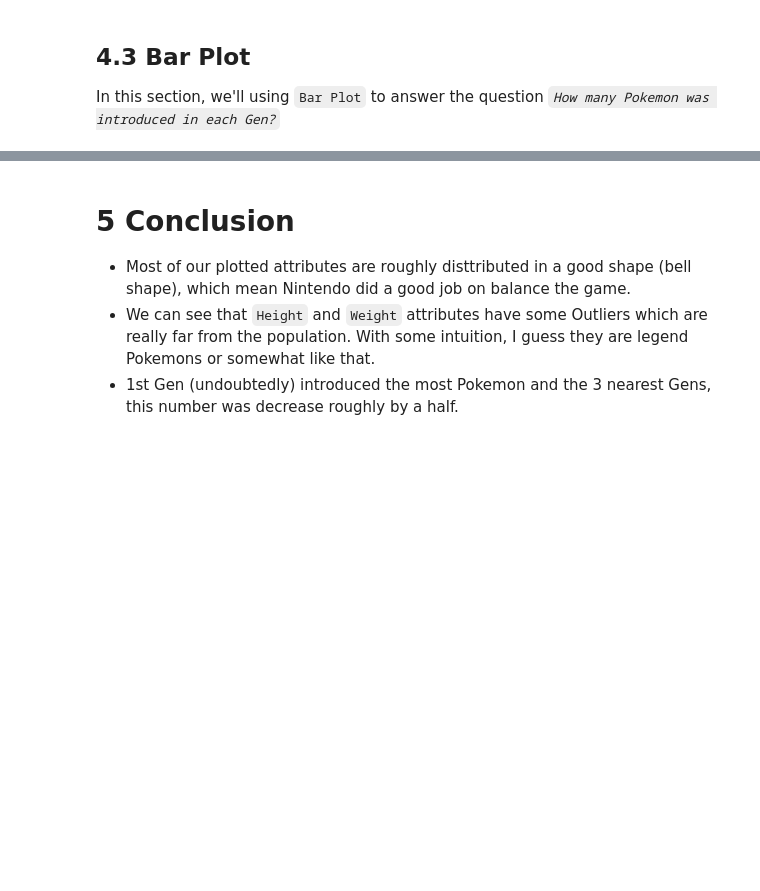
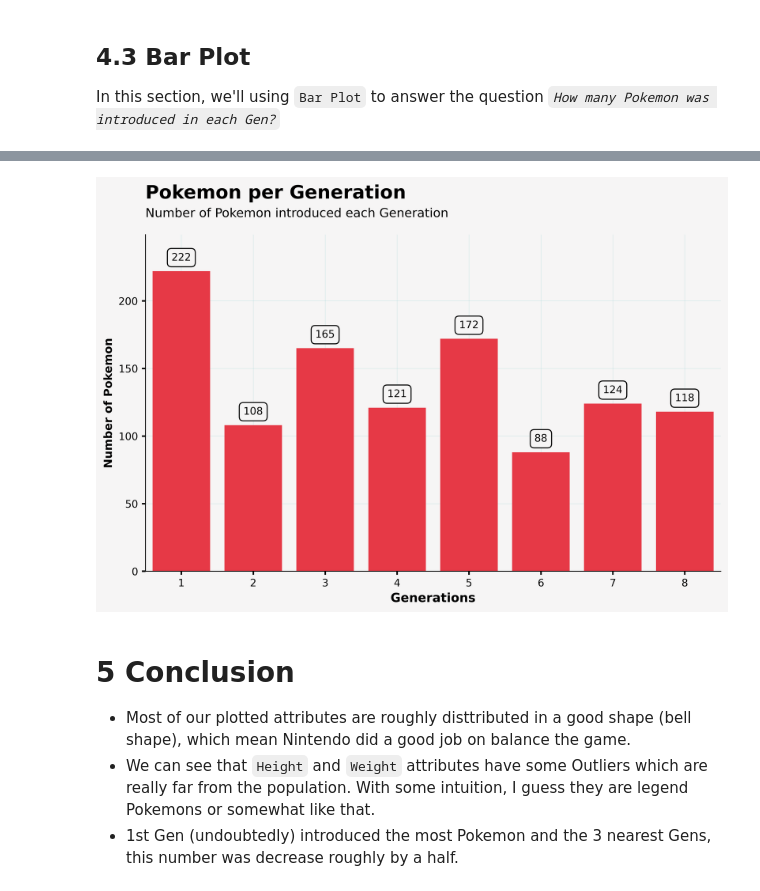
Before and after one commit to tannd-ds/ds-practice, a Jupyter notebook: pokemon-data/Pokemon EDA.ipynb, the cells around one changed output, grey strips where cells are left out. Saved outputs shown, nothing was run; the diff lists cells and outputs as text; code cells hidden in the pictures; blank space fills up the shorter version.

Commit message:
10/09/2021 Update Pokemon EDA Notebook

```diff
--- a/pokemon-data/Pokemon EDA.ipynb
+++ b/pokemon-data/Pokemon EDA.ipynb
@@ -203,3 +212,36 @@ Text(0, 0.5, 'Number of Pokemon')
+# %%
+bg_color = '#f6f5f5'
+accent_color = '#e63946'
+
+plt.rcParams['figure.dpi'] = 600
+fig = plt.figure(figsize=(10, 6), facecolor=bg_color)
+gs = fig.add_gridspec(1, 1)
+
+# Initialize Plot
+ax = fig.add_subplot(gs[0, 0])
+ax.set_facecolor(bg_color)
+ax.spines[['top', 'right']].set_visible(False)
+
+# Plot the Chart
+sns.barplot(x=gen_data.index, y=gen_data['pokedex_number'], color=accent_color, saturation=1, zorder=2)
+ax.set_xlabel('Generations', fontsize=12, fontweight='bold')
+ax.set_ylabel('Number of Pokemon', fontsize=11, fontweight='bold')
+ax.set_ylim(top=249)
+ax.grid(which='major', axis='both', color='#a8dadc', alpha=0.5, linewidth=0.4, zorder=0)
+ax.tick_params(labelsize=10, width=1.5)
+ax.set_title('Pokemon per Generation', loc='left', fontsize=18, fontweight='bold', pad=35)
+ax.text(-0.5, 262, "Number of Pokemon introduced each Generation", fontsize=12)
+
+# Add text labels onto bars
+for p in ax.patches:
+    value = f'{p.get_height():.0f}'
+    x = p.get_x() + p.get_width() / 2
+    y = p.get_height() + 10
+    ax.text(x, y, value, ha='center', va='center', bbox=dict(boxstyle='round', pad=0.4, facecolor=bg_color, ))
+
+plt.savefig('PokePerGen_new.png', bbox_inches='tight')
+# %% [output]
+[figure, added]
 # %% [markdown]
 <a id='5'></a>
 # 5 Conclusion
```
Also changed, not shown: parts of 5 cells of this notebook, 3 other files.
